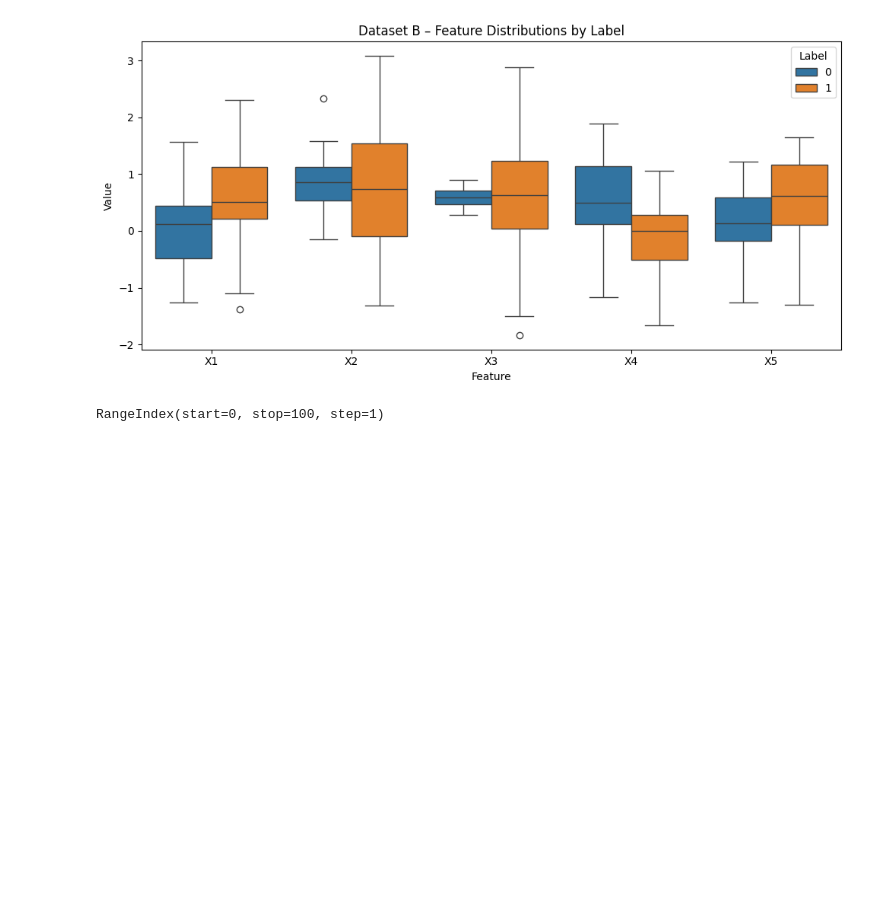
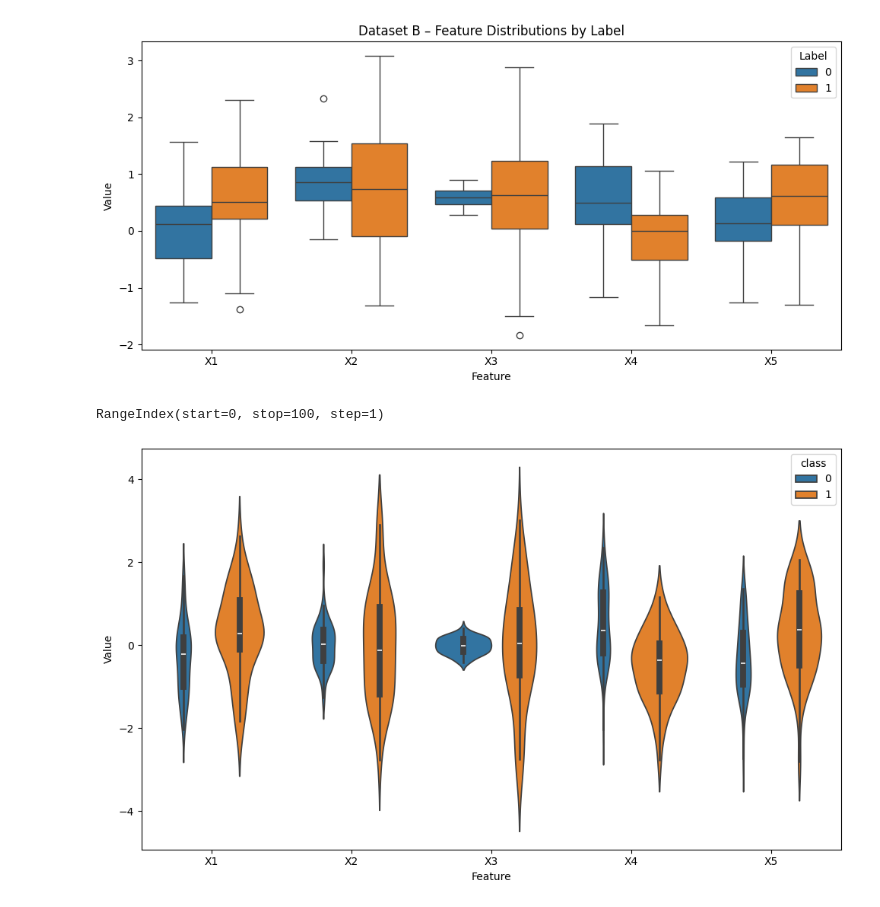
Before and after one commit to aryasalwan/Comp3200, a Jupyter notebook: Comp3200/Taks 1_datasetB.ipynb, the cells around one changed output. Drawn from its saved outputs; the diff is of its cells as text; code cells hidden in the pictures; blank space fills up the shorter version.

```diff
--- a/Comp3200/Taks 1_datasetB.ipynb
+++ b/Comp3200/Taks 1_datasetB.ipynb
@@ -109,5 +98,13 @@ dataA.index
 # %% [output]
 RangeIndex(start=0, stop=100, step=1)
+# %%
+#Violin plot
+plt.figure(figsize=(10, 6))
+violinplt=sns.violinplot(data=data_graph, x="Feature",y="Value",hue="class",legend=True)
+plt.tight_layout()
+plt.show()
+# %% [output]
+[figure, new version]
 # %%
 #Density Plot
 plt.figure(figsize=(10, 5))
```
Also changed, not shown: parts of 23 cells of this notebook.
